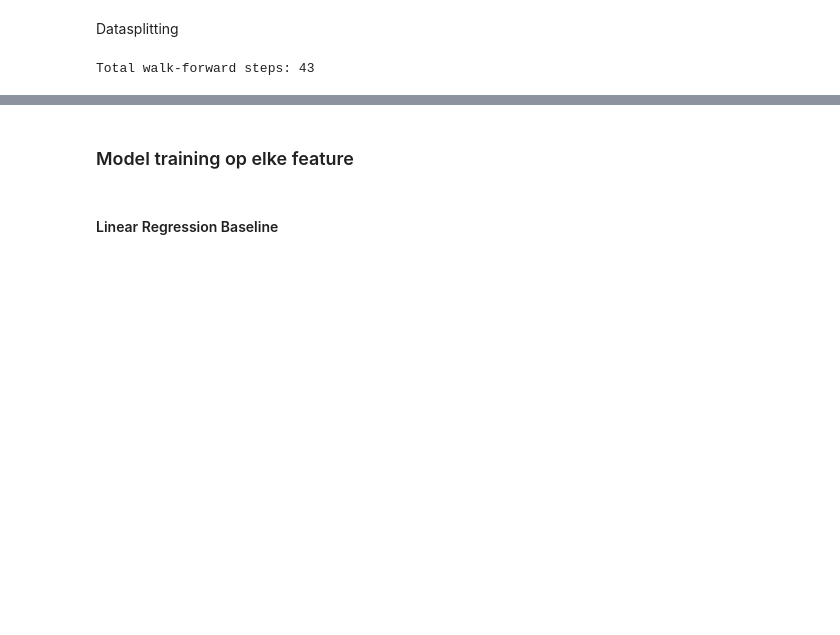
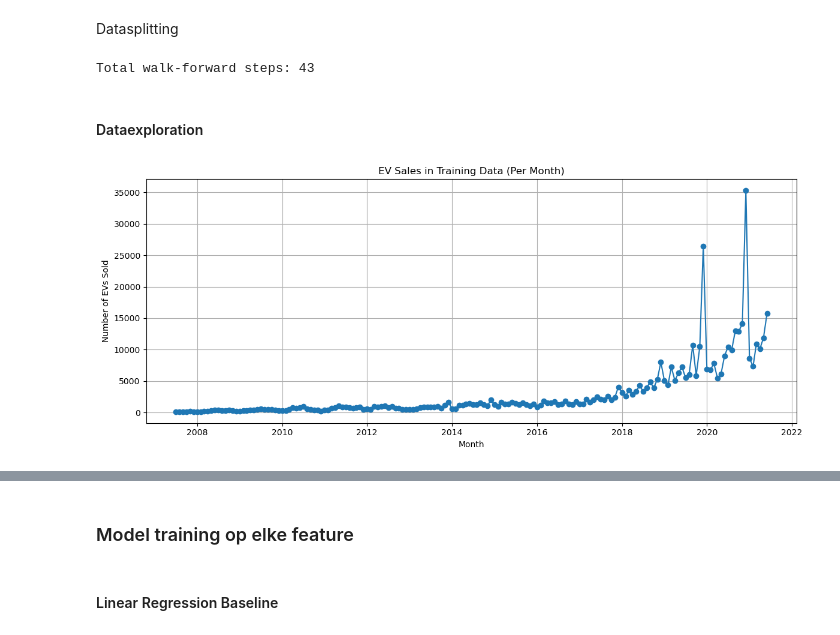
Before and after one commit to DylanHaaz/Tryhard, a Jupyter notebook: 70%/All Models.ipynb, the cells around one changed output, grey strips where cells are left out. Cells and saved outputs as stored; diff of their text form; code cells hidden in the pictures; blank space fills up the shorter version.

```diff
--- a/70%/All Models.ipynb
+++ b/70%/All Models.ipynb
@@ -58,3 +121,25 @@ for i in range(initial_train_size, len(df_lagged)):
 print(f"Total walk-forward steps: {len(walkforward_test_points)}")
 # %% [output]
 Total walk-forward steps: 43
+# %% [markdown]
+#### Dataexploration
+# %%
+import matplotlib.pyplot as plt
+
+# Add this if 'Periode' isn't already datetime
+df_lagged['Periode'] = pd.to_datetime(df_lagged['Periode'])
+
+# Select training data
+train_data = df_lagged.iloc[:initial_train_size]
+
+# Plot EV sales in training data
+plt.figure(figsize=(12, 5))
+plt.plot(train_data['Periode'], train_data[target_col], marker='o', linestyle='-')
+plt.title('EV Sales in Training Data (Per Month)')
+plt.xlabel('Month')
+plt.ylabel('Number of EVs Sold')
+plt.grid(True)
+plt.tight_layout()
+plt.show()
+# %% [output]
+[figure, added]
```
Also changed, not shown: parts of 9 cells of this notebook, 17 other files.
